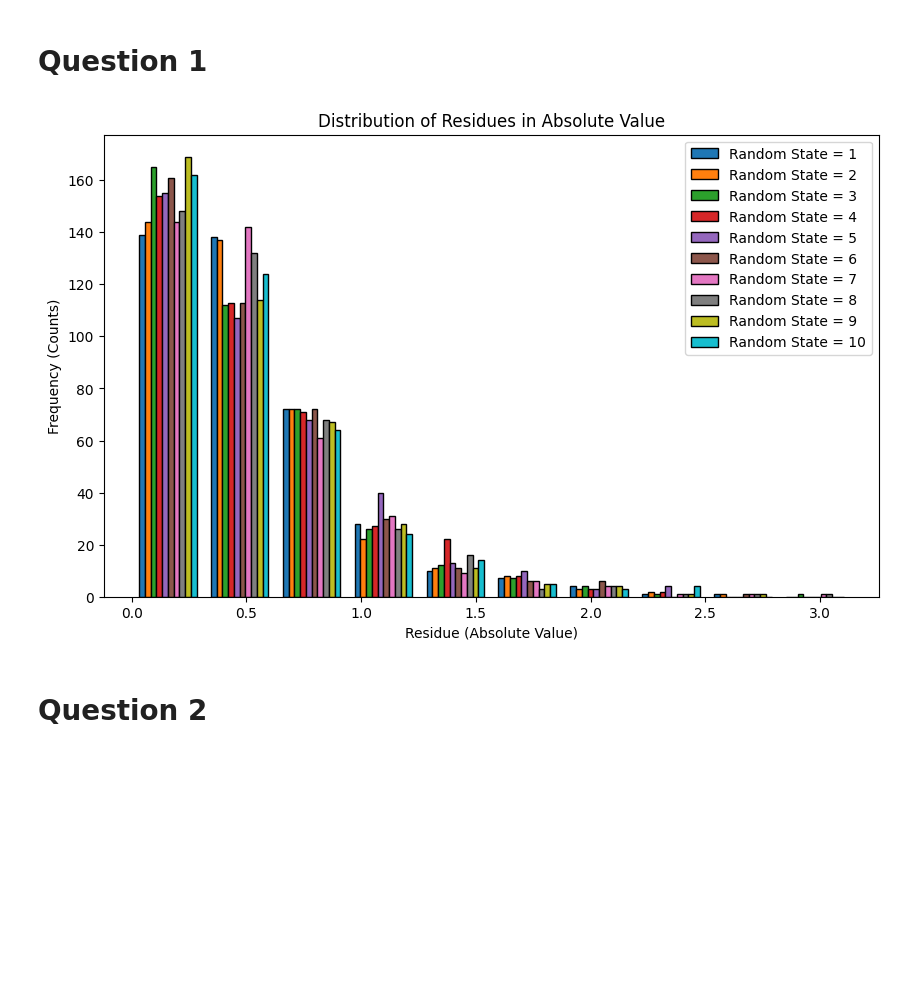
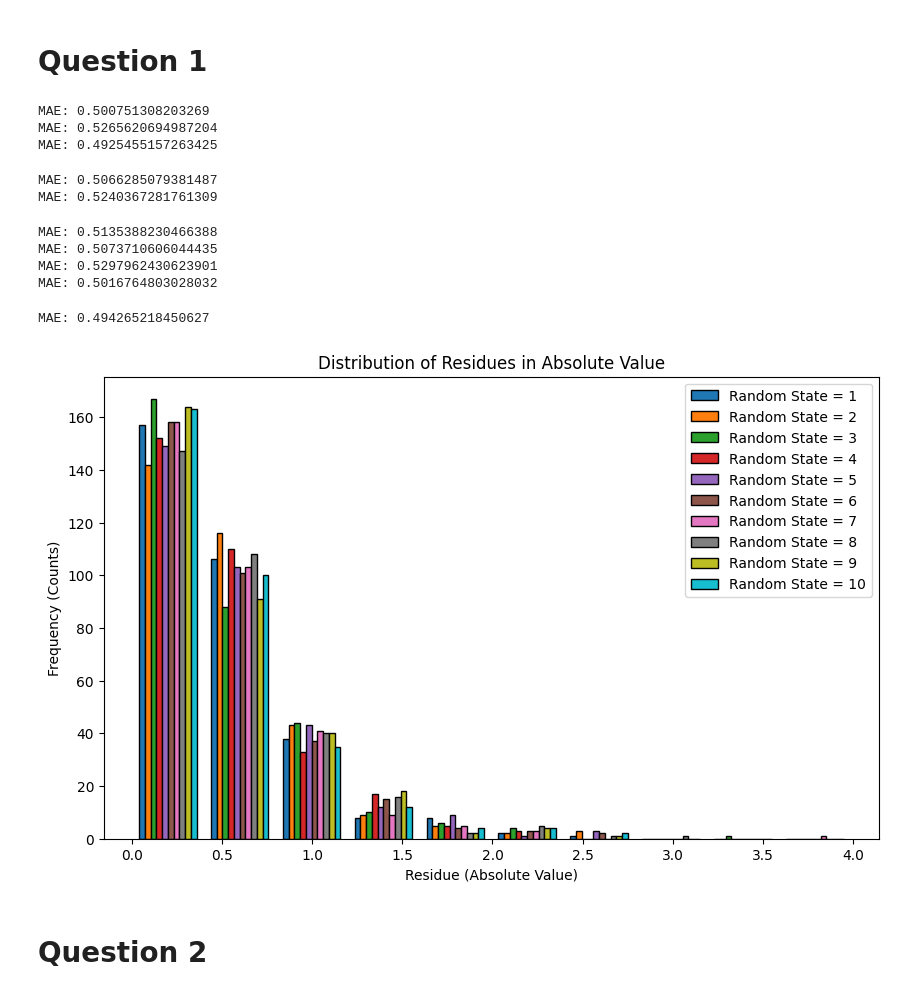
Before and after one commit to pedrocurvo/Aprendizagem, a Jupyter notebook: Homework3/G022.ipynb, the cells around one changed output. Cells and saved outputs as stored; diff of their text form; code cells hidden in the pictures; blank space fills up the shorter version.

```diff
--- a/Homework3/G022.ipynb
+++ b/Homework3/G022.ipynb
@@ -56,7 +56,8 @@ y = df["quality"]
 # Split the data into training and testing sets
 X_train, X_test, y_train, y_test = train_test_split(X,
                                                     y,
-                                                    random_state=0)
+                                                    random_state=0,
+                                                    train_size=0.8)
 # %% [markdown]
 # Question 1
 # %%
@@ -67,6 +68,8 @@ residues = []
 mae_list = []
 mae_rounded = []
 mae_bounded = []
+mae_bounded_rounded = []
+rmse_early = []
 
 # Loop through different values of random_state for MLPClassifier
 for random_state in range(1, 11):
@@ -82,35 +85,54 @@ for random_state in range(1, 11):
 
     # Predict the labels of the test set
     y_pred = mlp.predict(X_test)
 
     # Add the residues to the list
     residues.append(abs(y_test - y_pred))
 
     # Calculate the MAE
     mae = mean_absolute_error(y_test, y_pred)
     mae_list.append(mae)
+    print(f"MAE: {mae}")
 
     # Round the predictions
     y_pred_rounded = np.round(y_pred)
     mae_rounded.append(mean_absolute_error(y_test, y_pred_rounded))
 
     # Bound the predictions
-    y_pred_bounded = np.clip(y_pred_rounded, 1, 10)
+    y_pred_bounded = np.clip(y_pred, 1, 10)
     mae_bounded.append(mean_absolute_error(y_test, y_pred_bounded))
+
+    # Bounded after Rounded
+    y_pred_bounded_rounded = np.clip(y_pred_rounded, 1, 10)
+    mae_bounded_rounded.append(mean_absolute_error(y_test, y_pred_bounded_rounded))
+
+    # Calculate the RMSE
+    rmse = np.sqrt(mean_squared_error(y_test, y_pred))
+    rmse_early.append(rmse)
 
 # Plot the distribution of residues (in absolute value)
 plt.figure(figsize=(10, 6))
 plt.hist(residues, bins=10, edgecolor='k')
 plt.xlabel("Residue (Absolute Value)")
 plt.ylabel("Frequency (Counts)")
 plt.title("Distribution of Residues in Absolute Value")
 # Add a legend
 plt.legend([f"Random State = {i}" for i in range(1, 11)])
 # Save the figure
 plt.savefig(IMAGES_DIR / "residues.png")
 plt.show()
 # %% [output]
+MAE: 0.500751308203269
+MAE: 0.5265620694987204
+MAE: 0.4925455157263425
+MAE: 0.5066285079381487
+MAE: 0.5240367281761309
+MAE: 0.5135388230466388
+MAE: 0.5073710606044435
+MAE: 0.5297962430623901
+MAE: 0.5016764803028032
+MAE: 0.494265218450627
-[figure, old version]
+[figure, new version]
 # %% [markdown]
 # Question 2
 # %%
```
Also changed, not shown: parts of 2 cells of this notebook, 5 other files.
